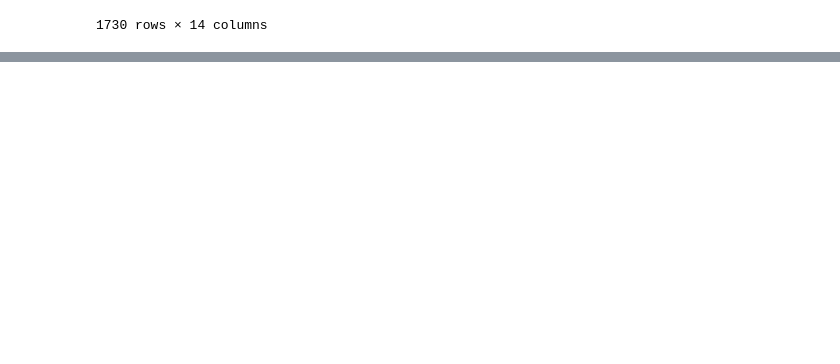
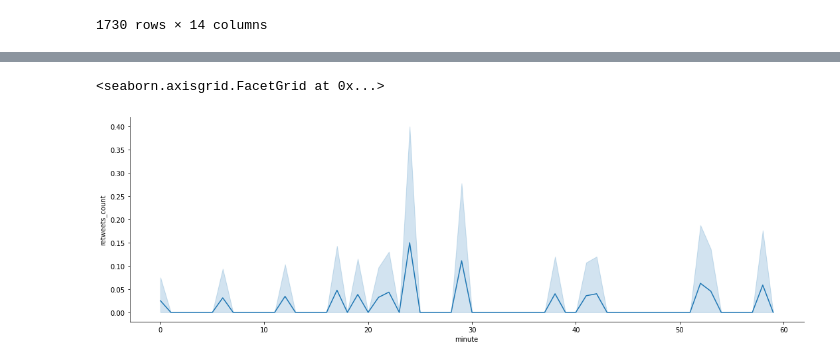
Before and after one commit to minskylab/signals, a Jupyter notebook: Untitled.ipynb, the cells around one changed output, grey strips where cells are left out. Saved outputs shown, nothing was run; the diff lists cells and outputs as text; code cells hidden in the pictures; blank space fills up the shorter version.

```diff
--- a/Untitled.ipynb
+++ b/Untitled.ipynb
@@ -106,0 +101,3 @@ isnumeric
+# %%
+df = pd.read_csv("http://localhost:8080/tweets/2020-06-05T(21-22):00:00.csv?pandas=true&timezone=-5")
+df
@@ -106,0 +118,5 @@ isnumeric
+# %%
+sns.relplot(x="minute", y="retweets_count", kind="line", aspect=3, data=df)
+# %% [output]
+<seaborn.axisgrid.FacetGrid at 0x...>
+[figure, added]
```
Also changed, not shown: parts of 6 cells of this notebook, 2 other files.
